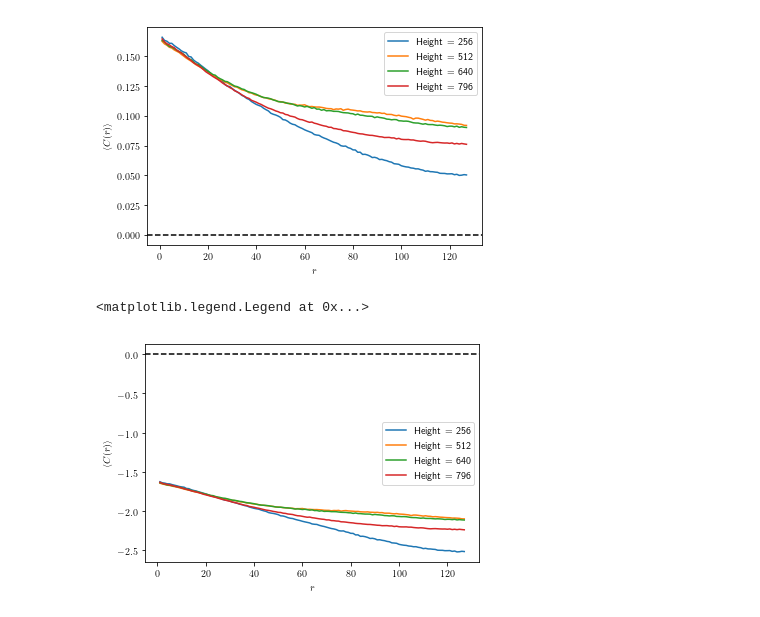
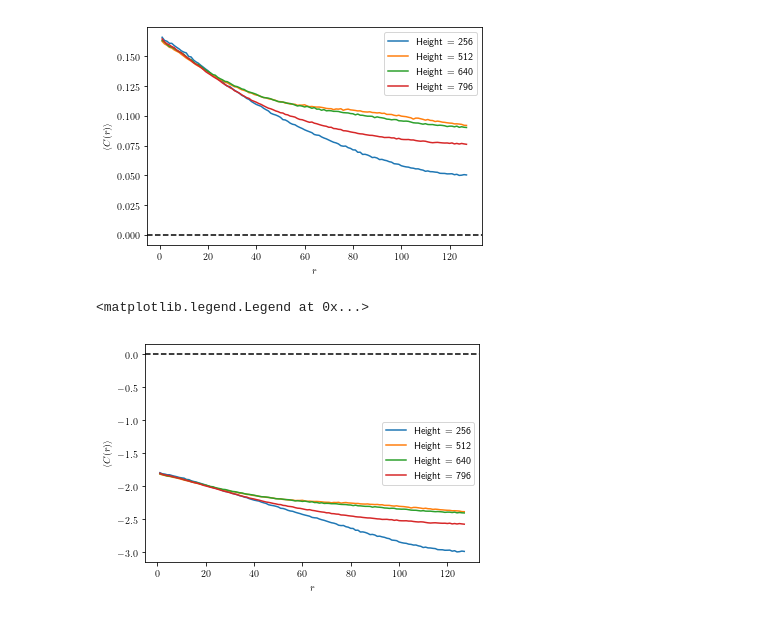
Before and after one commit to mlazarn/Summer18Research, a Jupyter notebook: MonteCarloSim/Untitled2.ipynb, the cells around one changed output. Saved outputs shown, nothing was run; the diff lists cells and outputs as text; code cells hidden in the pictures.

```diff
--- a/MonteCarloSim/Untitled2.ipynb
+++ b/MonteCarloSim/Untitled2.ipynb
@@ -41,16 +41,16 @@ ax1.legend()
 <matplotlib.legend.Legend at 0x...>
 [figure]
 # %%
-fig1, ax1 = plt.subplots(facecolor="white")
-ax2.plot(r[1:128], np.log(data1[80,1:128] + 0.03), label="Height = 256")
-ax2.plot(r[1:128], np.log(data2[80,1:128] + 0.03), label="Height = 512")
-ax2.plot(r[1:128], np.log(data3[80,1:128] + 0.03), label="Height = 640")
-ax2.plot(r[1:128], np.log(data4[80,1:128] + 0.03), label="Height = 796")
+fig2, ax2 = plt.subplots(facecolor="white")
+ax2.plot(r[1:128], np.log(data1[80,1:128]), label="Height = 256")
+ax2.plot(r[1:128], np.log(data2[80,1:128]), label="Height = 512")
+ax2.plot(r[1:128], np.log(data3[80,1:128]), label="Height = 640")
+ax2.plot(r[1:128], np.log(data4[80,1:128]), label="Height = 796")
 ax2.axhline(0, linestyle='--', color='k')
 ax2.set_xlabel(r'$r$')
 ax2.set_ylabel(r'$\langle C(r)\rangle$')
 #ax2.set_ylim(bottom=-0.05, top=0.125)
 ax2.legend()
 # %% [output]
 <matplotlib.legend.Legend at 0x...>
-[figure, old version]
+[figure, new version]
```
Also changed, not shown: parts of 12 cells of this notebook, 2 other files.
